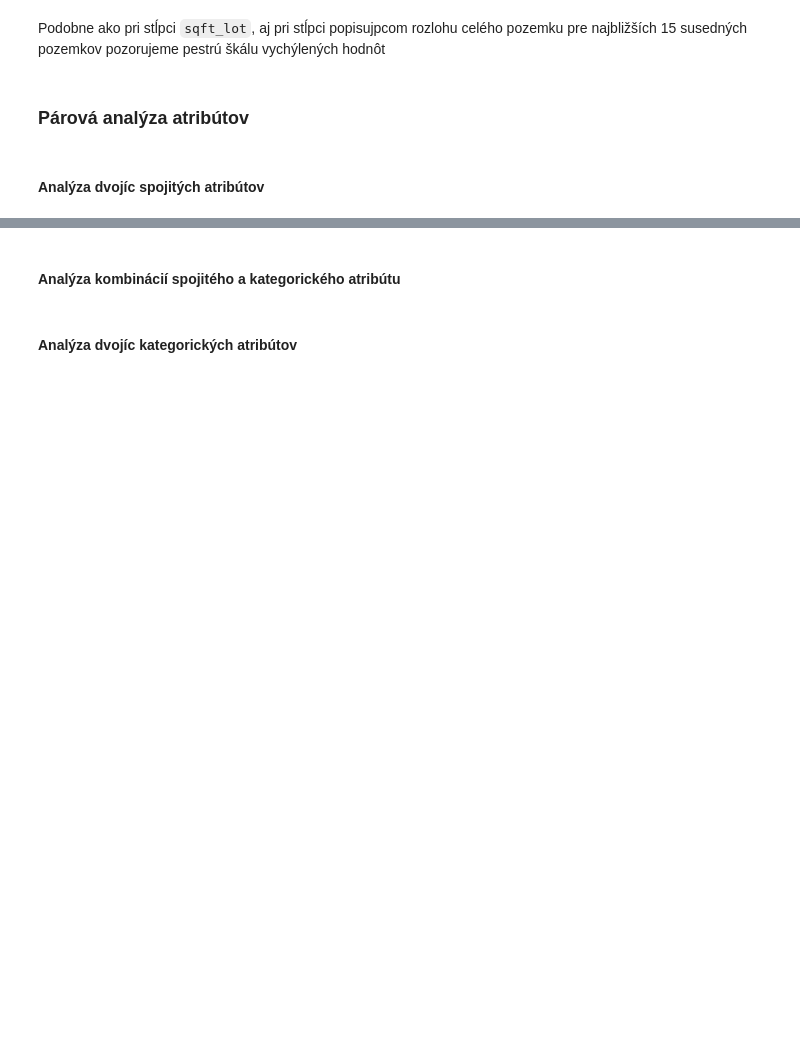
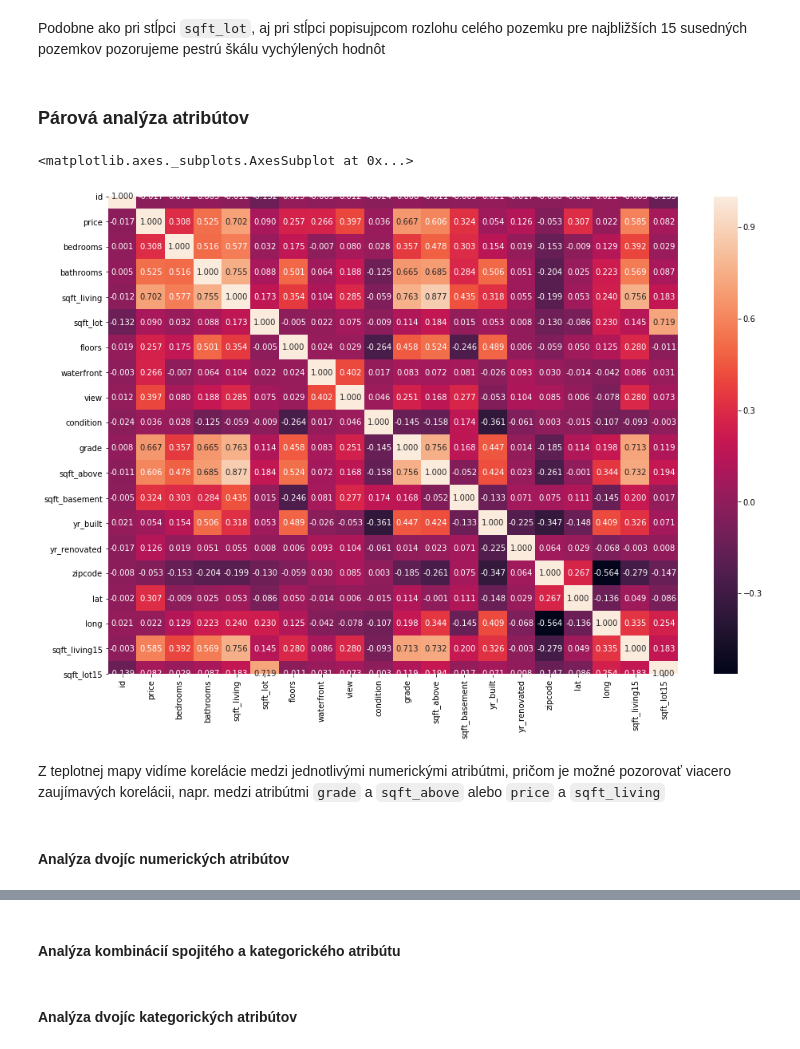
Before and after one commit to mirec3009/oznal_project, a Jupyter notebook: Explorativna_analyza.ipynb, the cells around one changed output, grey strips where cells are left out. Cells and saved outputs as stored; diff of their text form; code cells hidden in the pictures; blank space fills up the shorter version.

```diff
--- a/Explorativna_analyza.ipynb
+++ b/Explorativna_analyza.ipynb
@@ -797,5 +872,13 @@ df.boxplot(column="sqft_lot15")
 Podobne ako pri stĺpci `sqft_lot`, aj pri stĺpci popisujpcom rozlohu celého pozemku pre najbližších 15 susedných pozemkov pozorujeme pestrú škálu vychýlených hodnôt
 # %% [markdown]
 ### Párová analýza atribútov
+# %%
+fig, ax = plt.subplots(figsize=(16,11))
+sns.heatmap(df.corr(), ax=ax, annot=True, fmt=".3f")
+# %% [output]
+<matplotlib.axes._subplots.AxesSubplot at 0x...>
+[figure, added]
+# %% [markdown]
+Z teplotnej mapy vidíme korelácie medzi jednotlivými numerickými atribútmi, pričom je možné pozorovať viacero zaujímavých korelácii, napr. medzi atribútmi `grade` a `sqft_above` alebo `price` a `sqft_living`
 # %% [markdown]
-#### Analýza dvojíc spojitých atribútov
+#### Analýza dvojíc numerických atribútov
```
Also changed, not shown: parts of 31 cells of this notebook.
